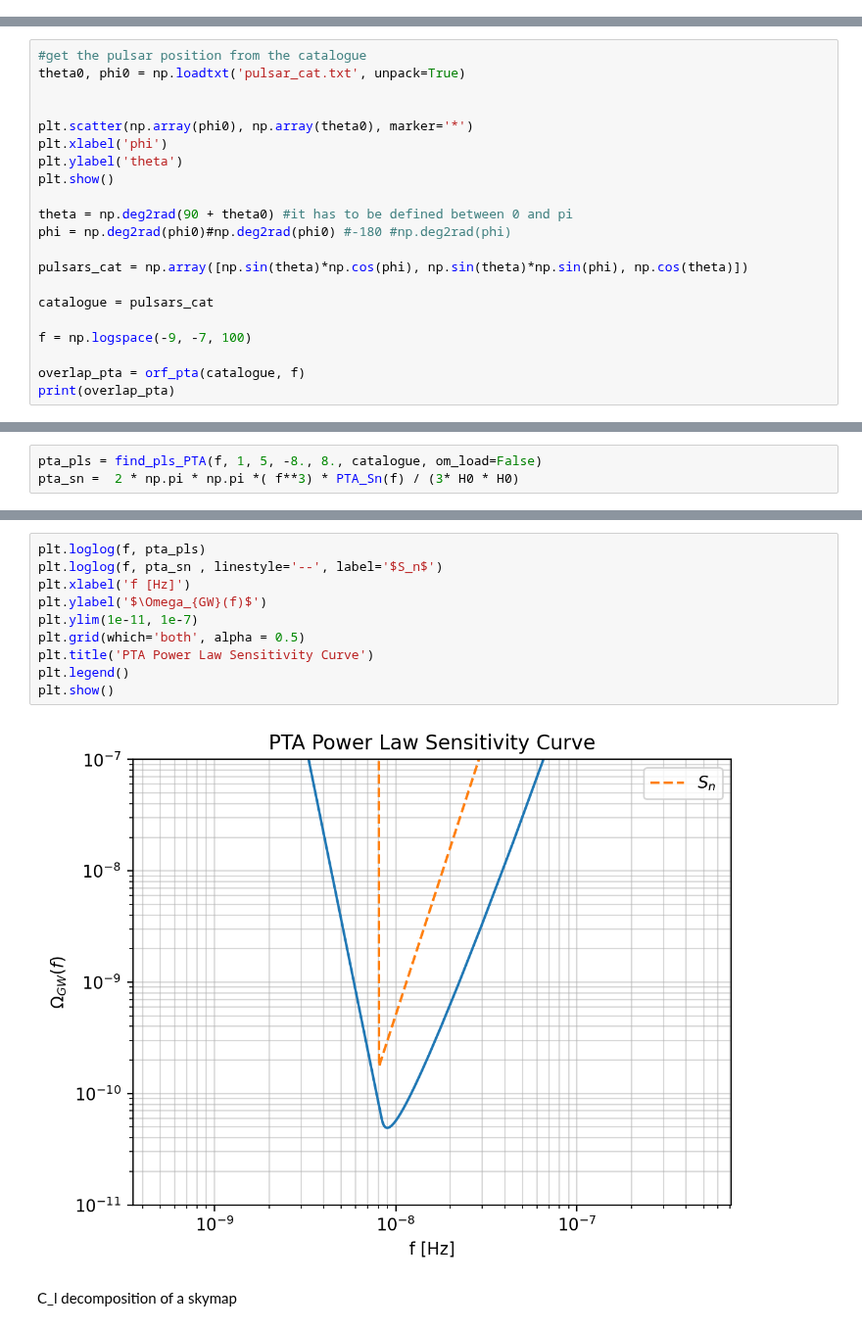
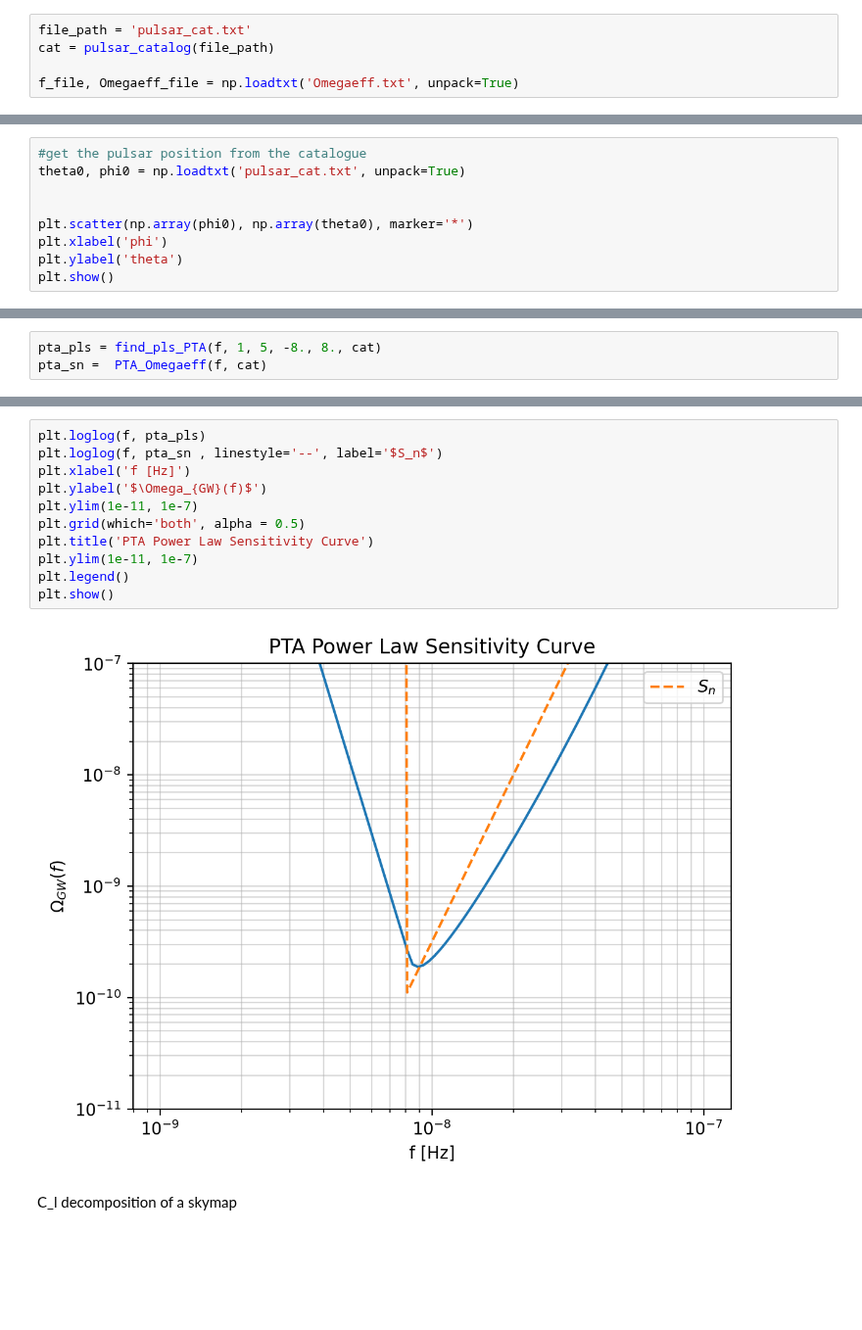
Before and after one commit to ilariacaporali/GWBird, a Jupyter notebook: pta/pta_overlap_catalogue.ipynb, the cells around one changed output, grey strips where cells are left out. Shown at 98% size. Saved outputs shown, nothing was run; the diff lists cells and outputs as text; blank space fills up the shorter version.

```diff
--- a/pta/pta_overlap_catalogue.ipynb
+++ b/pta/pta_overlap_catalogue.ipynb
@@ -121,0 +72,5 @@ def orf_pta(catalogue, f): # for a network of pulsar
+# %%
+file_path = 'pulsar_cat.txt'
+cat = pulsar_catalog(file_path)
+
+f_file, Omegaeff_file = np.loadtxt('Omegaeff.txt', unpack=True)
@@ -128,17 +95,5 @@ plt.scatter(np.array(phi0), np.array(theta0), marker='*')
 plt.xlabel('phi')
 plt.ylabel('theta')
 plt.show()
-
-theta = np.deg2rad(90 + theta0) #it has to be defined between 0 and pi
-phi = np.deg2rad(phi0)#np.deg2rad(phi0) #-180 #np.deg2rad(phi)
-
-pulsars_cat = np.array([np.sin(theta)*np.cos(phi), np.sin(theta)*np.sin(phi), np.cos(theta)])
-
-catalogue = pulsars_cat
-
-f = np.logspace(-9, -7, 100)
-
-overlap_pta = orf_pta(catalogue, f)
-print(overlap_pta)
 # %% [output]
 [figure]
@@ -226,4 +139,4 @@ def find_pls_PTA(f_i, snr, Tobs, beta_min, beta_max, catalogue, om_load):
     return pls
 # %%
-pta_pls = find_pls_PTA(f, 1, 5, -8., 8., catalogue, om_load=False)
-pta_sn =  2 * np.pi * np.pi *( f**3) * PTA_Sn(f) / (3* H0 * H0)
+pta_pls = find_pls_PTA(f, 1, 5, -8., 8., cat)
+pta_sn =  PTA_Omegaeff(f, cat)
@@ -248,15 +143,16 @@ number of pairs:  3
 # %%
 plt.loglog(f, pta_pls)
 plt.loglog(f, pta_sn , linestyle='--', label='$S_n$')
 plt.xlabel('f [Hz]')
 plt.ylabel('$\Omega_{GW}(f)$')
 plt.ylim(1e-11, 1e-7)
 plt.grid(which='both', alpha = 0.5)
 plt.title('PTA Power Law Sensitivity Curve')
+plt.ylim(1e-11, 1e-7)
 plt.legend()
 plt.show()
 # %% [output]
-[figure, old version]
+[figure, new version]
 # %% [markdown]
 C_l decomposition of a skymap
 # %%
```
Also changed, not shown: parts of 14 cells of this notebook, 8 other files.
